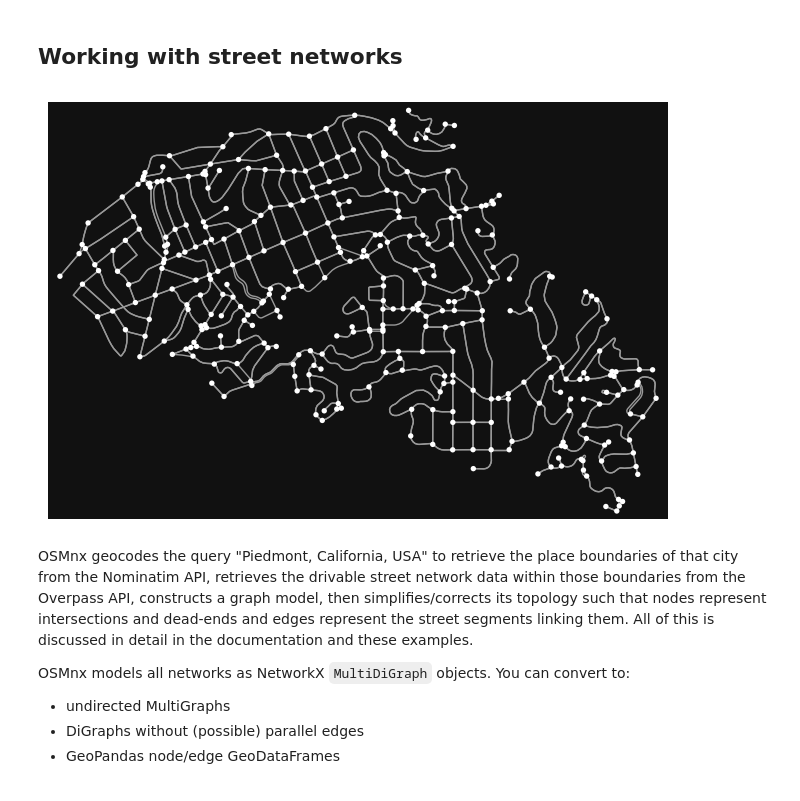
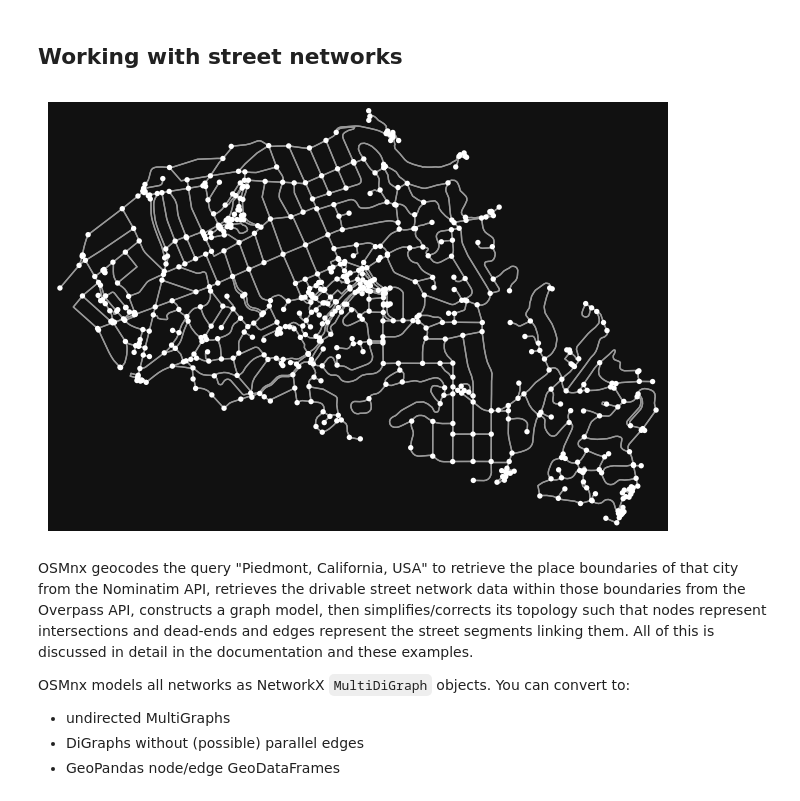
Before and after one commit to Laiagdla/osmnx-examples, a Jupyter notebook: notebooks/00-osmnx-features-demo.ipynb, the cells around one changed output. Cells and saved outputs as stored; diff of their text form; code cells hidden in the pictures.

```diff
--- a/notebooks/00-osmnx-features-demo.ipynb
+++ b/notebooks/00-osmnx-features-demo.ipynb
@@ -34,10 +34,10 @@ ox.__version__
 ## Working with street networks
 # %%
 # download/model a street network for some city then visualize it
-G = ox.graph_from_place("Piedmont, California, USA", network_type="drive")
+G = ox.graph_from_place("Piedmont, California, USA", network_type="walk")
 fig, ax = ox.plot_graph(G)
 # %% [output]
-[figure, old version]
+[figure, new version]
 # %% [markdown]
 OSMnx geocodes the query "Piedmont, California, USA" to retrieve the place boundaries of that city from the Nominatim API, retrieves the drivable street network data within those boundaries from the Overpass API, constructs a graph model, then simplifies/corrects its topology such that nodes represent intersections and dead-ends and edges represent the street segments linking them. All of this is discussed in detail in the documentation and these examples.
 
```
Also changed, not shown: parts of 21 cells of this notebook.
